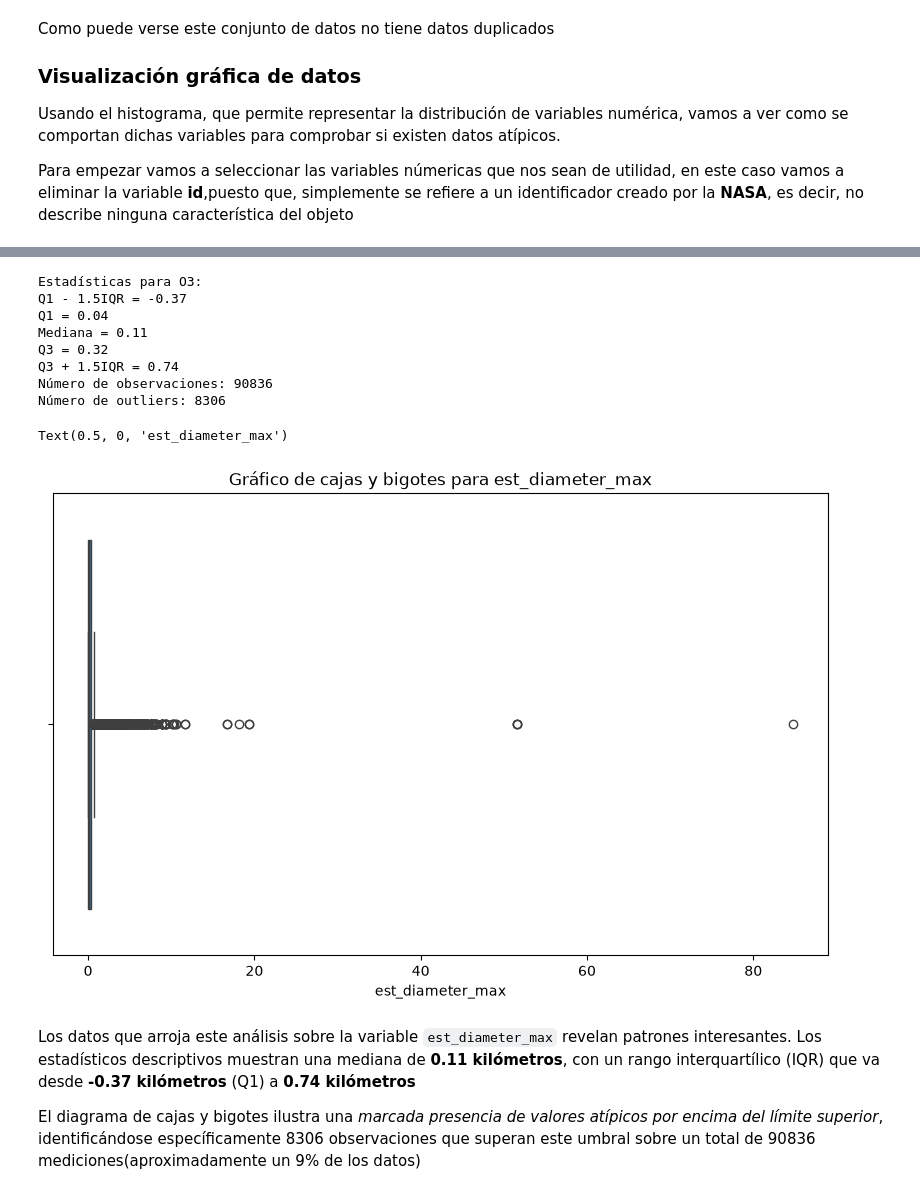
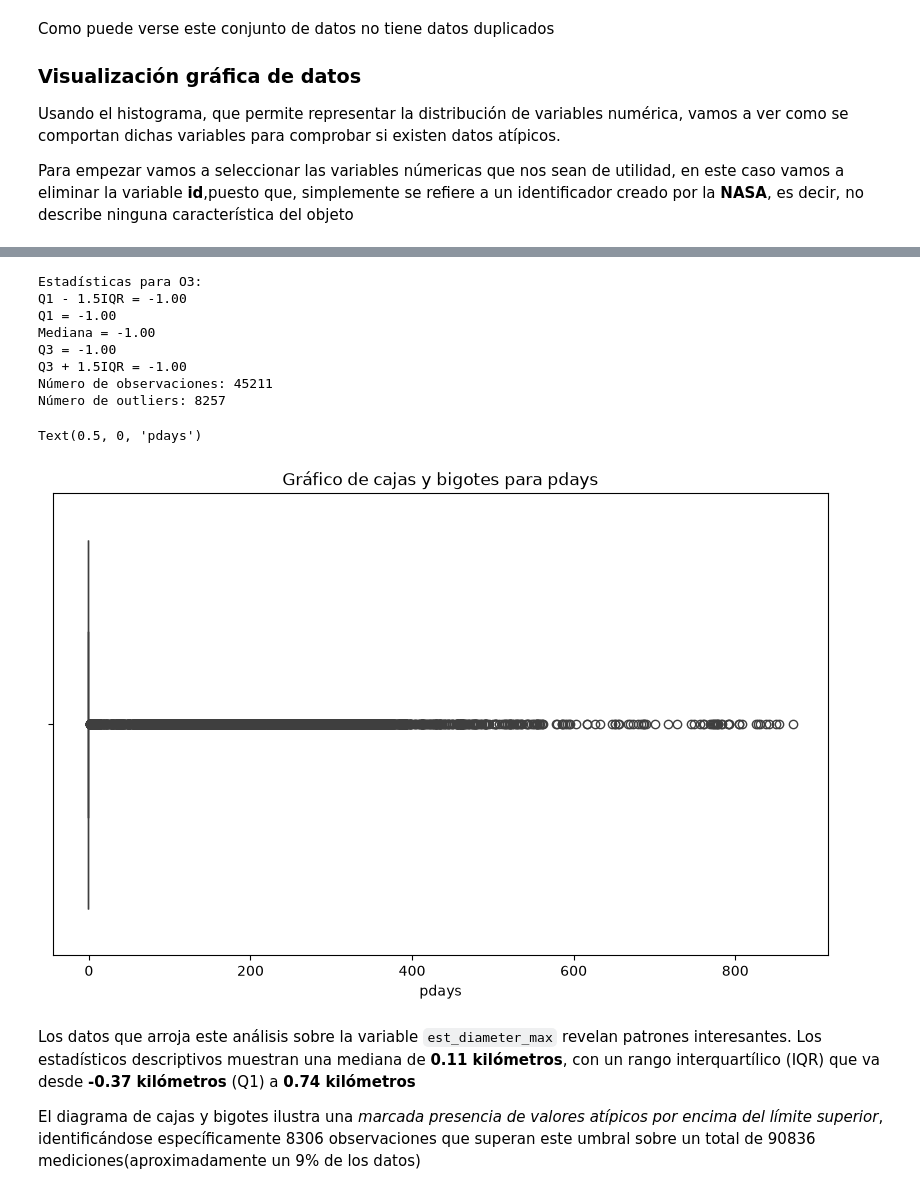
Before and after one commit to AndresDAM2526/PIA, a Jupyter notebook: Proyecto_1_Evaluacion.ipynb, the cells around one changed output, grey strips where cells are left out. Cells and saved outputs as stored; diff of their text form; code cells hidden in the pictures.

```diff
--- a/Proyecto_1_Evaluacion.ipynb
+++ b/Proyecto_1_Evaluacion.ipynb
@@ -17,5 +20,5 @@ from sklearn.preprocessing import StandardScaler
 # %%
-dataset=pd.read_csv('data/neo_v2.csv')
+dataset=pd.read_csv('data/bank-full.csv',delimiter=";")
 dataset.info()
 # %% [output]
 <class 'pandas.DataFrame'>
@@ -76,0 +83,16 @@ Tras un primer vistazo y conocimiento de los datos vamos a hacer un análisis ex
+# %%
+dataset['default']=dataset['default'].map({
+    "no":0,
+    "yes":1
+})
+dataset['housing']=dataset['housing'].map({
+    "no":0,
+    "yes":1
+})
+dataset['loan']=dataset['loan'].map({
+    "no":0,
+    "yes":1
+})
+label_encoder=LabelEncoder()
+dataset['y']=label_encoder.fit_transform(dataset['y'])
+dataset.head()
@@ -169,32 +201,32 @@ El diagrama de cajas y bigotes ilustra una *marcada presencia de valores atípic
 # %%
-Q1 = dataset['est_diameter_max'].quantile(0.25)
-Q3 = dataset['est_diameter_max'].quantile(0.75)
+Q1 = dataset['pdays'].quantile(0.25)
+Q3 = dataset['pdays'].quantile(0.75)
 IQR = Q3 - Q1
 lower_bound = Q1 - 1.5 * IQR
 upper_bound = Q3 + 1.5 * IQR
 print(f"Estadísticas para O3:")
 print(f"Q1 - 1.5IQR = {lower_bound:.2f}")
 print(f"Q1 = {Q1:.2f}")
-print(f"Mediana = {dataset['est_diameter_max'].median():.2f}")
+print(f"Mediana = {dataset['pdays'].median():.2f}")
 print(f"Q3 = {Q3:.2f}")
 print(f"Q3 + 1.5IQR = {upper_bound:.2f}")
-print(f"Número de observaciones: {len(dataset['est_diameter_max'])}")
-print(f"Número de outliers: {sum((dataset['est_diameter_max'] < lower_bound) | (dataset['est_diameter_max'] > upper_bound))}")
+print(f"Número de observaciones: {len(dataset['pdays'])}")
+print(f"Número de outliers: {sum((dataset['pdays'] < lower_bound) | (dataset['pdays'] > upper_bound))}")
 plt.figure(figsize=(10, 6))
-sns.boxplot(x=dataset['est_diameter_max'])
-plt.title('Gráfico de cajas y bigotes para est_diameter_max')
-plt.xlabel('est_diameter_max')
+sns.boxplot(x=dataset['pdays'])
+plt.title('Gráfico de cajas y bigotes para pdays')
+plt.xlabel('pdays')
 # %% [output]
 Estadísticas para O3:
-Q1 - 1.5IQR = -0.37
-Q1 = 0.04
-Mediana = 0.11
-Q3 = 0.32
-Q3 + 1.5IQR = 0.74
-Número de observaciones: 90836
-Número de outliers: 8306
+Q1 - 1.5IQR = -1.00
+Q1 = -1.00
+Mediana = -1.00
+Q3 = -1.00
+Q3 + 1.5IQR = -1.00
+Número de observaciones: 45211
+Número de outliers: 8257
-Text(0.5, 0, 'est_diameter_max')
+Text(0.5, 0, 'pdays')
-[figure, old version]
+[figure, new version]
 # %% [markdown]
 Los datos que arroja este análisis sobre la variable `est_diameter_max` revelan patrones interesantes. Los estadísticos descriptivos muestran una mediana de **0.11 kilómetros**, con un rango interquartílico (IQR) que va desde **-0.37 kilómetros** (Q1) a **0.74 kilómetros**
 
```
Also changed, not shown: parts of 15 cells of this notebook, 3 other files.
